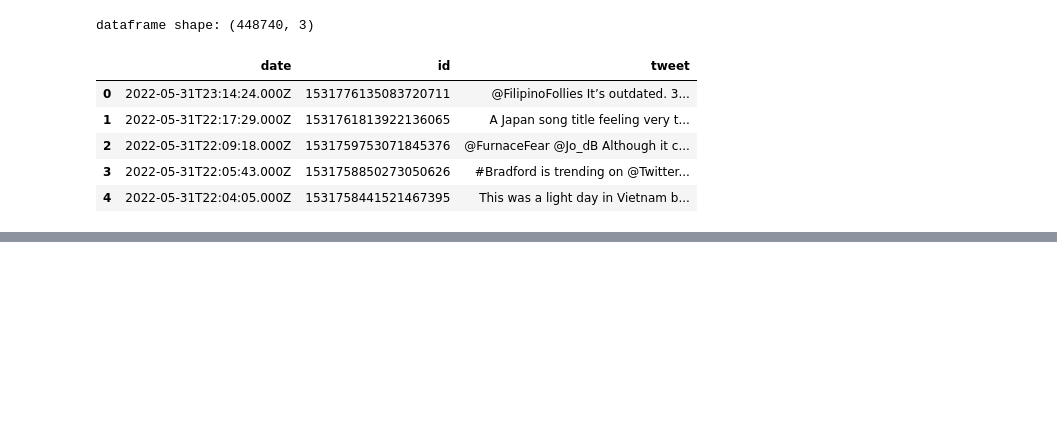
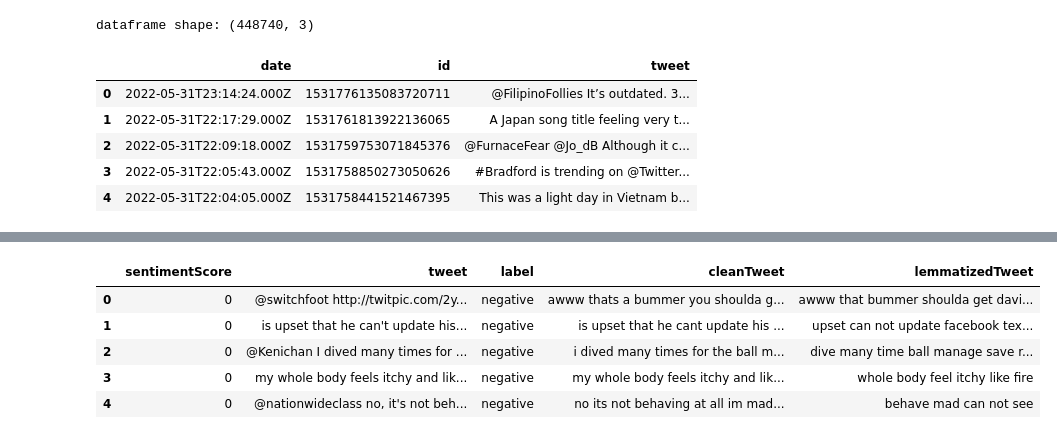
Before and after one commit to ORJackson/Sentiment-Analysis_UK-Anti-Asian-Sentiment-Covid-19, a Jupyter notebook: sentimentAnalysisSVM.ipynb, the cells around one changed output, grey strips where cells are left out. Cells and saved outputs as stored; diff of their text form; code cells hidden in the pictures; blank space fills up the shorter version.

```diff
--- a/sentimentAnalysisSVM.ipynb
+++ b/sentimentAnalysisSVM.ipynb
@@ -56,0 +187,8 @@ def cleanTweet(tweet):
+# %%
+pd. set_option('display.max_rows', 10)
+pd. set_option('display.max_columns', None)
+pd. set_option('display.width', None)
+pd. set_option('display.max_colwidth', None)
+# %%
+sentiment140Df['cleanTweet'] = sentiment140Df['tweet'].apply(lambda x:cleanTweet(x))
+sentiment140Df.head()
@@ -56,0 +202,10 @@ def cleanTweet(tweet):
+# %%
+sentiment140Df['lemmatizedTweet'] = sentiment140Df['cleanTweet'].apply(lambda x:noStopsNoShortLem(x))
+sentiment140Df.head()
+# %% [output]
+|  | sentimentScore | tweet | label | cleanTweet | lemmatizedTweet |
+| 0 | 0 | @switchfoot http://twitpic.com/2y... | negative | awww thats a bummer you shoulda g... | awww that bummer shoulda get davi... |
+| 1 | 0 | is upset that he can't update his... | negative | is upset that he cant update his ... | upset can not update facebook tex... |
+| 2 | 0 | @Kenichan I dived many times for ... | negative | i dived many times for the ball m... | dive many time ball manage save r... |
+| 3 | 0 | my whole body feels itchy and lik... | negative | my whole body feels itchy and lik... | whole body feel itchy like fire |
+| 4 | 0 | @nationwideclass no, it's not beh... | negative | no its not behaving at all im mad... | behave mad can not see |
```
Also changed, not shown: parts of 12 cells of this notebook, 1 other file.
